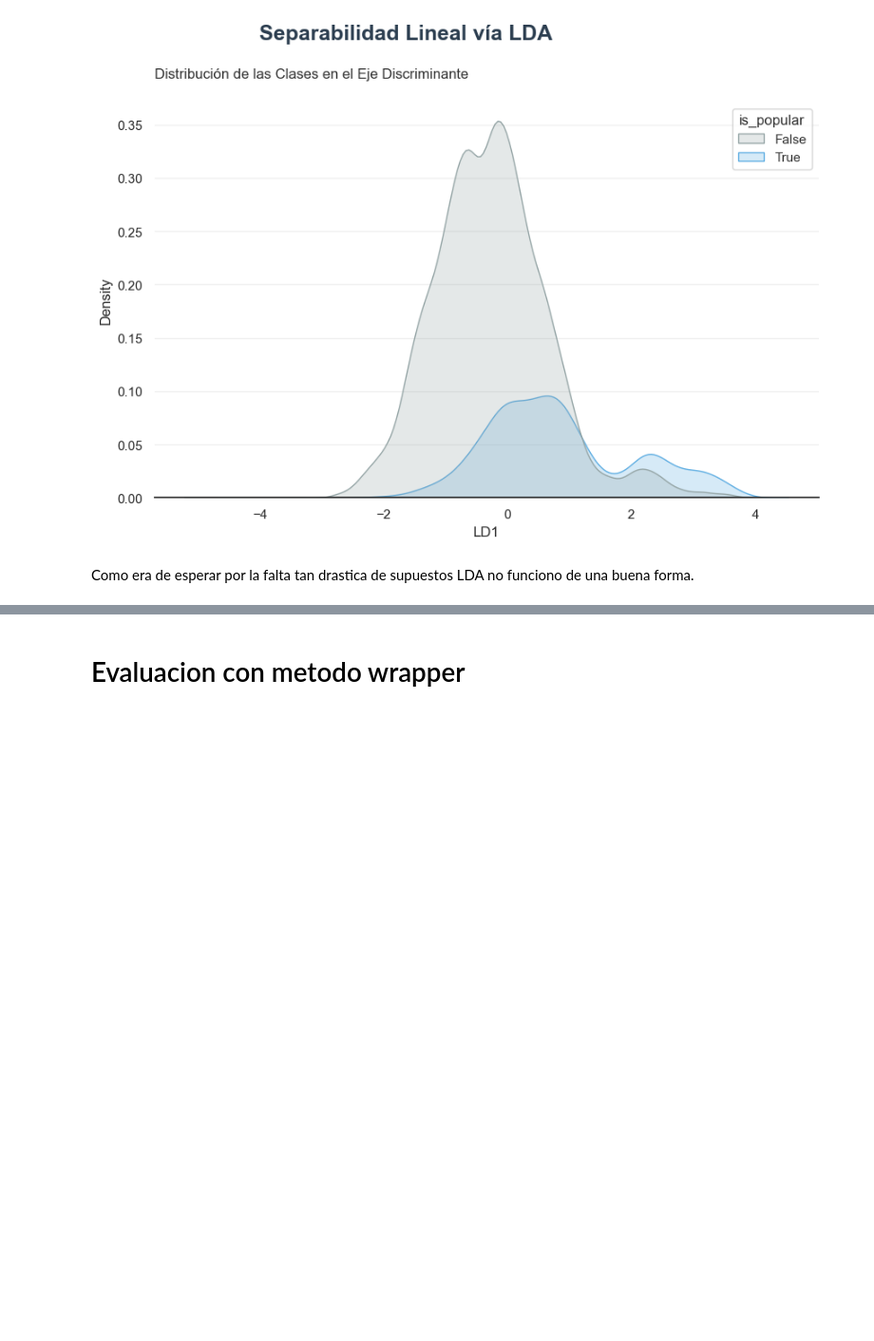
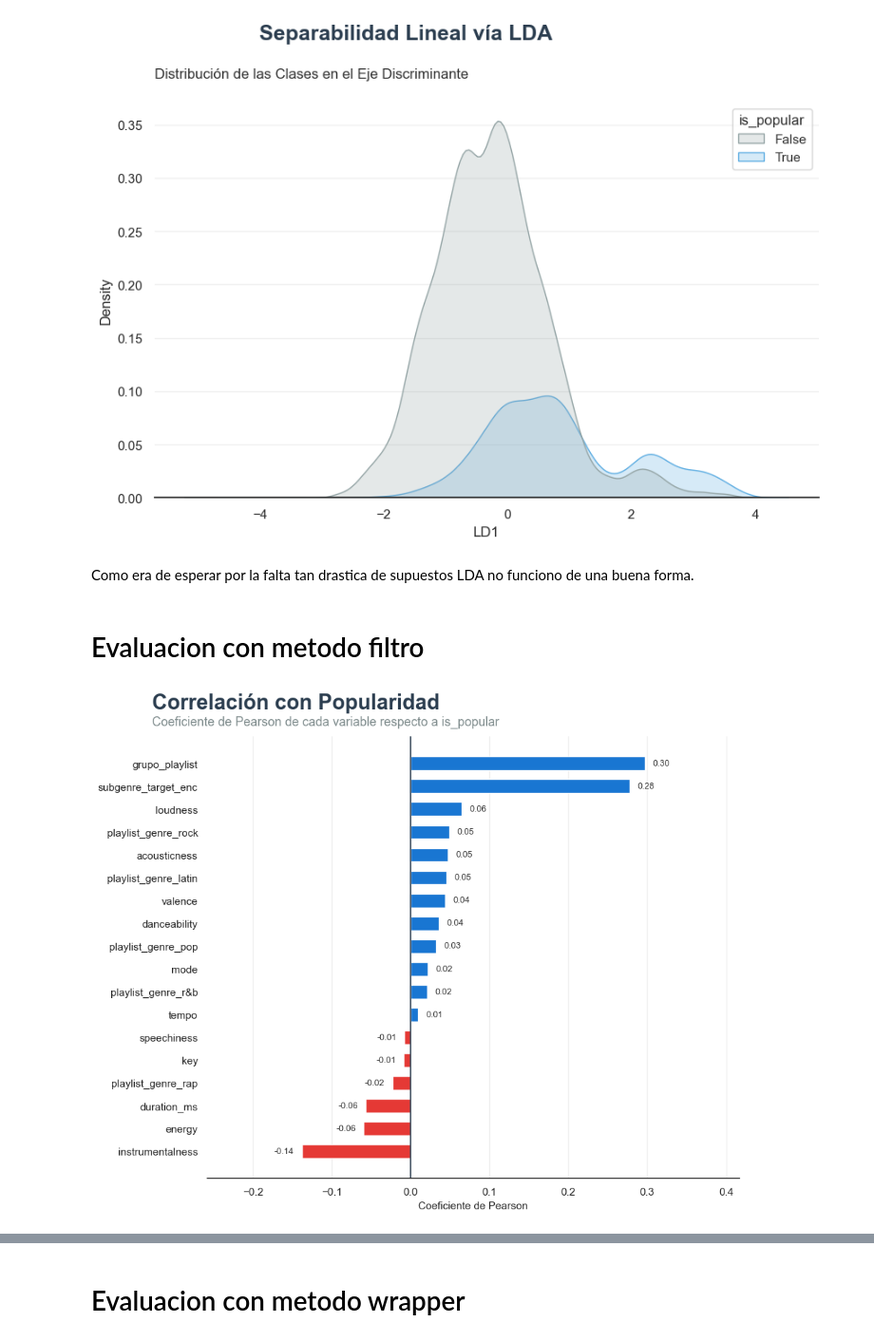
Before and after one commit to juanpablocarrillohortua/Proyecto_Data_Mining_UEC, a Jupyter notebook: notebooks/Data _Preparation_2nd_part.ipynb, the cells around one changed output, grey strips where cells are left out. Shown at 95% size. Saved outputs shown, nothing was run; the diff lists cells and outputs as text; code cells hidden in the pictures; blank space fills up the shorter version.

```diff
--- a/notebooks/Data _Preparation_2nd_part.ipynb
+++ b/notebooks/Data _Preparation_2nd_part.ipynb
@@ -860,3 +868,50 @@ plt.show()
 [figure]
 # %% [markdown]
 Como era de esperar por la falta tan drastica de supuestos LDA no funciono de una buena forma.
+# %% [markdown]
+# Evaluacion con metodo filtro
+# %%
+# --- 1. CONFIGURACIÓN GLOBAL ---
+sns.set_theme(style="white", context="notebook")
+plt.rcParams['font.family'] = 'sans-serif'
+plt.rcParams['text.color'] = '#333333'
+
+# --- 2. CÁLCULO DE CORRELACIÓN CON is_popular ---
+corr_popular = (df_final.corr()['is_popular']
+                .drop('is_popular')
+                .sort_values())
+
+colors = ['#E53935' if v < 0 else '#1976D2' for v in corr_popular]
+
+# --- 3. CREAR FIGURA ---
+fig, ax = plt.subplots(figsize=(10, 8))
+
+# TÍTULO ESTILO EDITORIAL
+fig.text(0.1, 0.95, "Correlación con Popularidad", fontsize=22,
+         fontweight='bold', color='#2c3e50')
+fig.text(0.1, 0.92, "Coeficiente de Pearson de cada variable respecto a is_popular",
+         fontsize=13, color='#7f8c8d')
+
+# --- 4. BARRAS HORIZONTALES ---
+bars = ax.barh(corr_popular.index, corr_popular.values, color=colors,
+               edgecolor='white', height=0.6)
+
+# Etiquetas de valor al extremo de cada barra
+for bar, val in zip(bars, corr_popular.values):
+    x_pos = val + 0.01 if val >= 0 else val - 0.01
+    ha    = 'left'      if val >= 0 else 'right'
+    ax.text(x_pos, bar.get_y() + bar.get_height() / 2,
+            f'{val:.2f}', va='center', ha=ha, fontsize=9, color='#333333')
+
+# Línea cero
+ax.axvline(0, color='#2c3e50', linewidth=1.2)
+
+ax.set_xlabel('Coeficiente de Pearson', fontsize=11)
+ax.set_xlim(corr_popular.min() - 0.12, corr_popular.max() + 0.12)
+ax.grid(axis='x', alpha=0.3)
+
+sns.despine(left=True, ax=ax)
+plt.subplots_adjust(top=0.90, left=0.18, right=0.95, bottom=0.10)
+plt.show()
+# %% [output]
+[figure, added]
```
Also changed, not shown: parts of 46 cells of this notebook, 3 other files.
